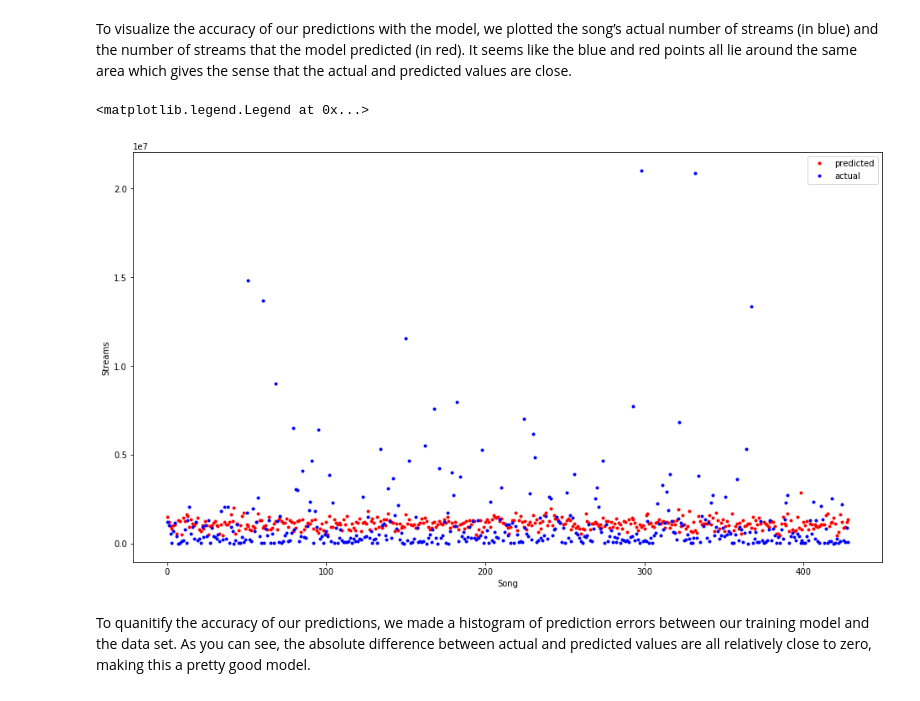
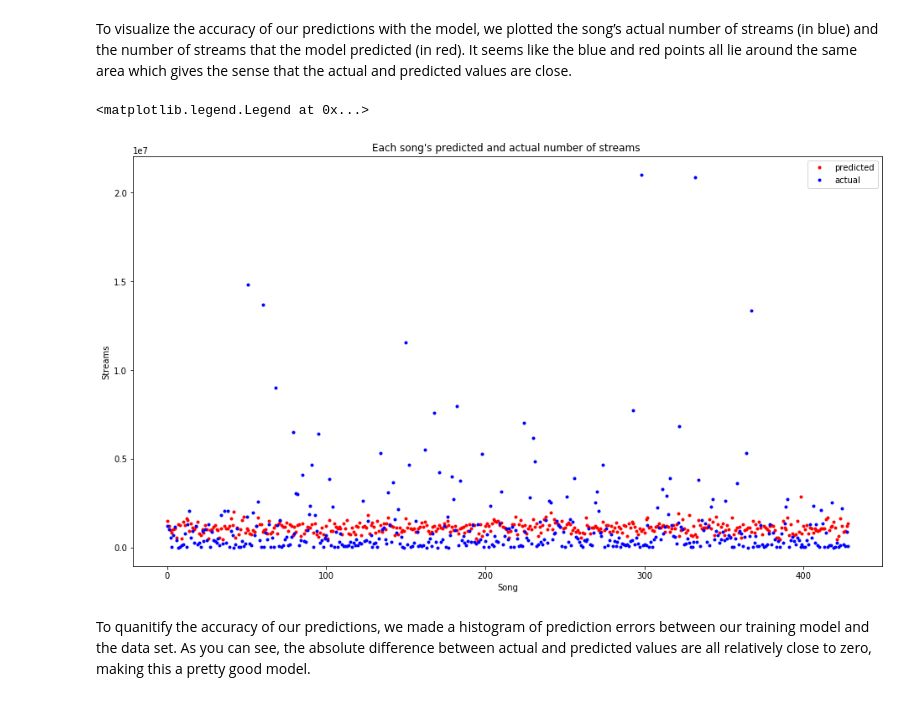
Before and after one commit to catherinelau98/catherinelau98.github.io, a Jupyter notebook: spotify_analysis.ipynb, the cells around one changed output. Drawn from its saved outputs; the diff is of its cells as text; code cells hidden in the pictures.

```diff
--- a/spotify_analysis.ipynb
+++ b/spotify_analysis.ipynb
@@ -379,20 +391,21 @@ To visualize the accuracy of our predictions with the model, we plotted the song
 # %%
 predicted = regression_model.predict(X_test)
 predicted = scaler.inverse_transform(predicted.reshape(-1, 1)).flatten()
 
 actual = scaler.inverse_transform(y_test.reshape(-1, 1)).flatten()
 
 xx = list(range(len(actual))) # each song is a point on x axis
 
 plt.rcParams["figure.figsize"] = [16,9]
 plt.plot(xx, predicted, 'r.', label='predicted')
 plt.plot(xx, actual, 'b.', label='actual')
 plt.xlabel('Song')
 plt.ylabel('Streams')
+plt.title('Each song\'s predicted and actual number of streams ')
 plt.legend()
 # %% [output]
 <matplotlib.legend.Legend at 0x...>
-[figure, old version]
+[figure, new version]
 # %% [markdown]
 To quanitify the accuracy of our predictions, we made a histogram of prediction errors between our training model and the data set. As you can see, the absolute difference between actual and predicted values are all relatively close to zero, making this a pretty good model.
 # %%
```
Also changed, not shown: parts of 3 cells of this notebook.
